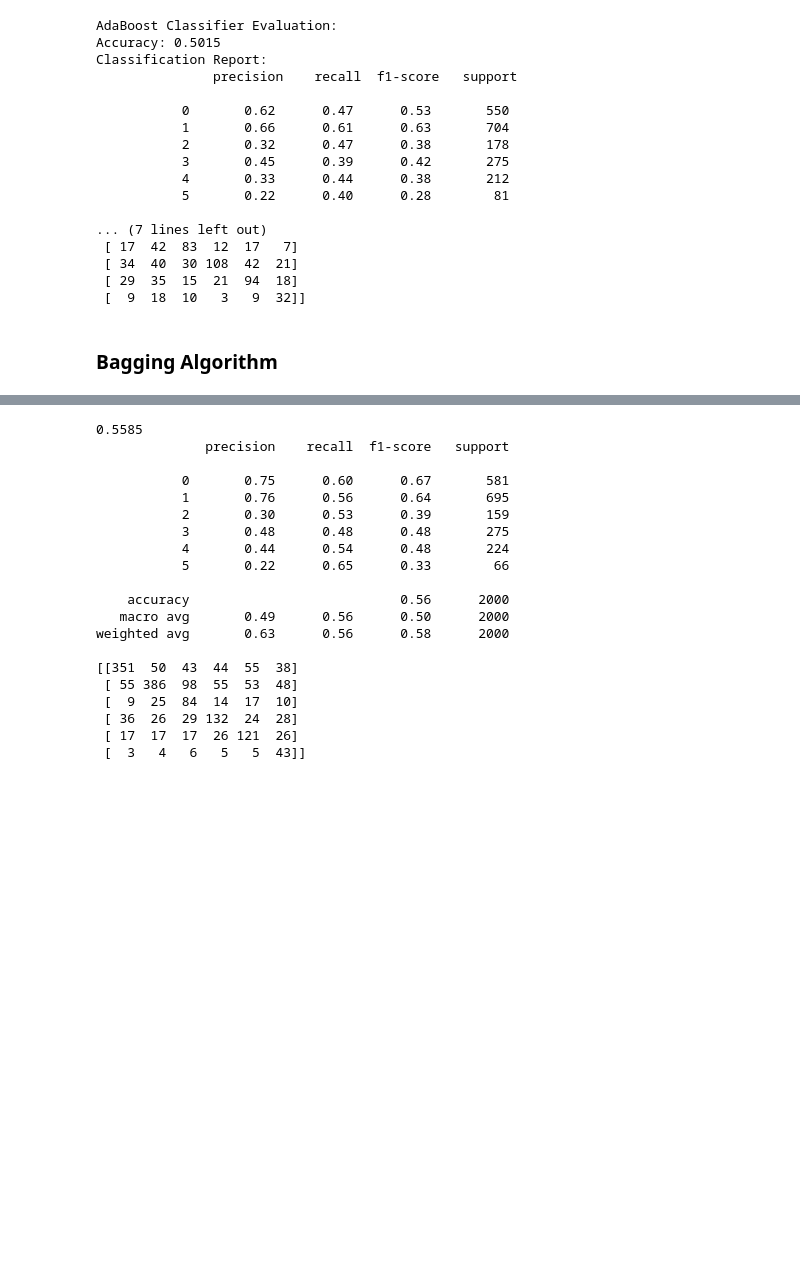
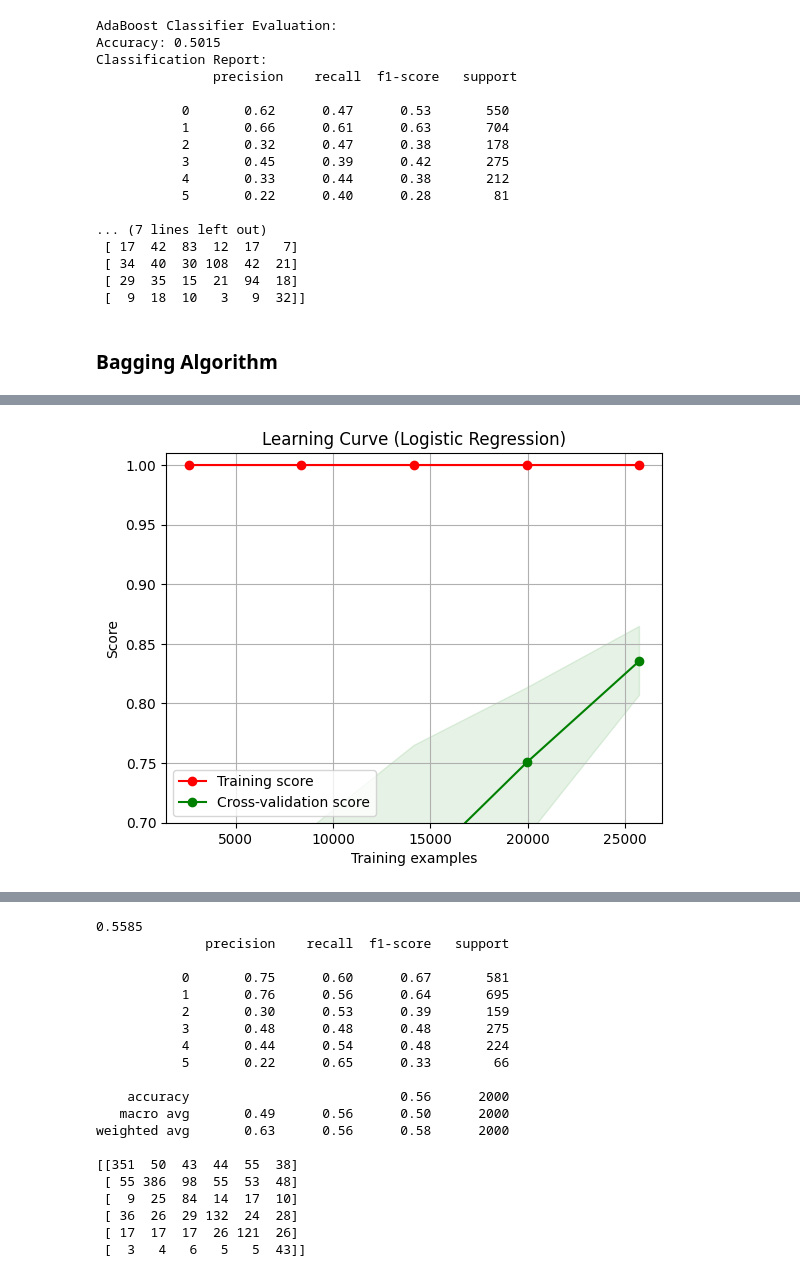
Before and after one commit to yoxerao/PLN, a Jupyter notebook: Emotion_Class_Model copy.ipynb, the cells around one changed output, grey strips where cells are left out. Drawn from its saved outputs; the diff is of its cells as text; code cells hidden in the pictures; blank space fills up the shorter version.

Commit message:
models updated

```diff
--- a/Emotion_Class_Model copy.ipynb
+++ b/Emotion_Class_Model copy.ipynb
@@ -153,11 +153,11 @@ def train_doc2vec(train_data):
 
     model.build_vocab(tagged_data)
 
-    model.train(tagged_data, total_examples=model.corpus_count, epochs=50)
+    model.train(tagged_data, total_examples=model.corpus_count, epochs=model.epochs)
     print(model.epochs)
-    model.save("d2v_v50.model")
+    model.save("d2v.model")
     print("Model Saved")
 
     return model
 
-train_doc2vec(train_data)
+#train_doc2vec(train_data)
@@ -174,7 +170,7 @@ def doc2vec(data, train_data, validation_data, test_data):
 
     # training the doc2vec model
     #model = train_doc2vec(train_data)
-    model = Doc2Vec.load("d2v_v3.model")
+    model = Doc2Vec.load("d2v2.model")
 
     x_train = [model.infer_vector(doc) for doc in train_data['text']]
     x_val = [model.infer_vector(doc) for doc in validation_data['text']]
@@ -298,0 +309,12 @@ ValueError: Negative values in data passed to MultinomialNB (input X)
+# %%
+# random forest
+
+from sklearn.ensemble import RandomForestClassifier
+
+rf_classifier = RandomForestClassifier(n_estimators=100, random_state=42)
+rf_classifier.fit(x_train, y_train)
+y_pred = rf_classifier.predict(x_test)
+
+print(accuracy_score(y_test, y_pred))
+print(classification_report(y_test, y_pred))
+print(confusion_matrix(y_test, y_pred))
@@ -452 +462,74 @@ Classification Report:
+# %%
+from sklearn.model_selection import learning_curve
+import numpy as np
+import matplotlib.pyplot as plt
+
+def plot_learning_curve(estimator, title, X, y, ylim=None, cv=None,
+                        n_jobs=None, train_sizes=np.linspace(.1, 1.0, 5)):
+    """
+    Generate a simple plot of the test and training learning curve.
+
+    Parameters
+    ----------
+    estimator : object type that implements the "fit" and "predict" methods
+        An instance of the model to be trained.
+
+    title : string
+        Title for the chart.
+
+    X : array-like, shape (n_samples, n_features)
+        Training vector, where n_samples is the number of samples and
+        n_features is the number of features.
+
+    y : array-like, shape (n_samples)
+        Target relative to X for classification or regression.
+
+    ylim : tuple, shape (ymin, ymax), optional
+        Defines minimum and maximum y-values plotted.
+
+    cv : int, cross-validation generator or an iterable, optional
+        Determines the cross-validation splitting strategy.
+
+    n_jobs : int or None, optional (default=None)
+        Number of jobs to run in parallel.
+
+    train_sizes : array-like, shape (n_ticks,), dtype float or int
+        Relative or absolute numbers of training examples that will be used to generate the learning curve.
+    """
+    plt.figure()
+    plt.title(title)
+    if ylim is not None:
+        plt.ylim(*ylim)
+    plt.xlabel("Training examples")
+    plt.ylabel("Score")
+    train_sizes, train_scores, test_scores = learning_curve(
+        estimator, X, y, cv=cv, n_jobs=n_jobs, train_sizes=train_sizes)
+    train_scores_mean = np.mean(train_scores, axis=1)
+    train_scores_std = np.std(train_scores, axis=1)
+    test_scores_mean = np.mean(test_scores, axis=1)
+    test_scores_std = np.std(test_scores, axis=1)
+    plt.grid()
+
+    plt.fill_between(train_sizes, train_scores_mean - train_scores_std,
+                     train_scores_mean + train_scores_std, alpha=0.1,
+                     color="r")
+    plt.fill_between(train_sizes, test_scores_mean - test_scores_std,
+                     test_scores_mean + test_scores_std, alpha=0.1, color="g")
+    plt.plot(train_sizes, train_scores_mean, 'o-', color="r",
+             label="Training score")
+    plt.plot(train_sizes, test_scores_mean, 'o-', color="g",
+             label="Cross-validation score")
+
+    plt.legend(loc="best")
+
+    plt.show()
+
+#random forest
+from sklearn.ensemble import RandomForestClassifier
+
+rf_classifier = RandomForestClassifier()
+
+plot_learning_curve(rf_classifier, "Learning Curve (Logistic Regression)", x_train, y_train, ylim=(0.7, 1.01), cv=5, n_jobs=4)
+# %% [output]
+[figure, added]
 # %% [markdown]
```
Also changed, not shown: parts of 10 cells of this notebook, 5 other files.
